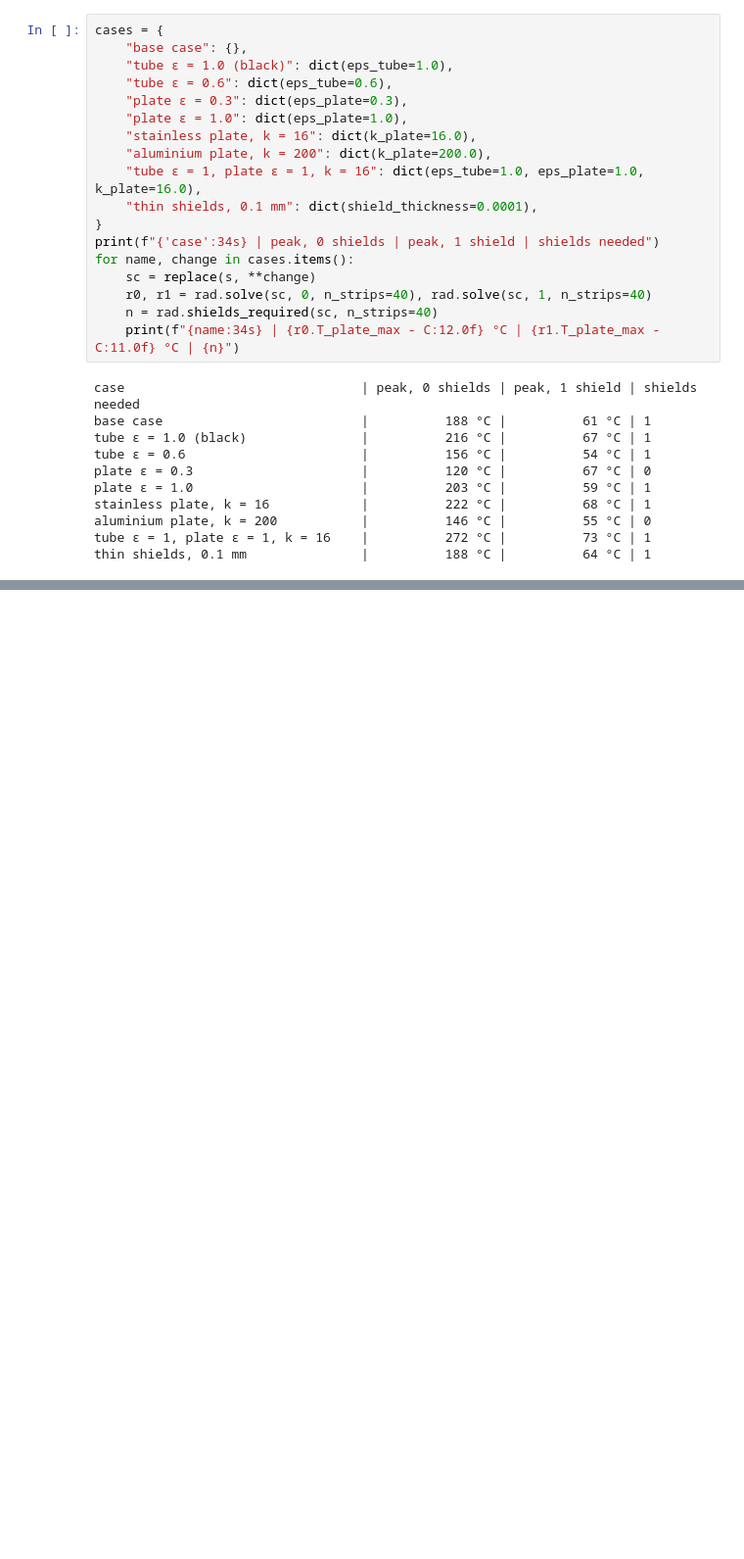
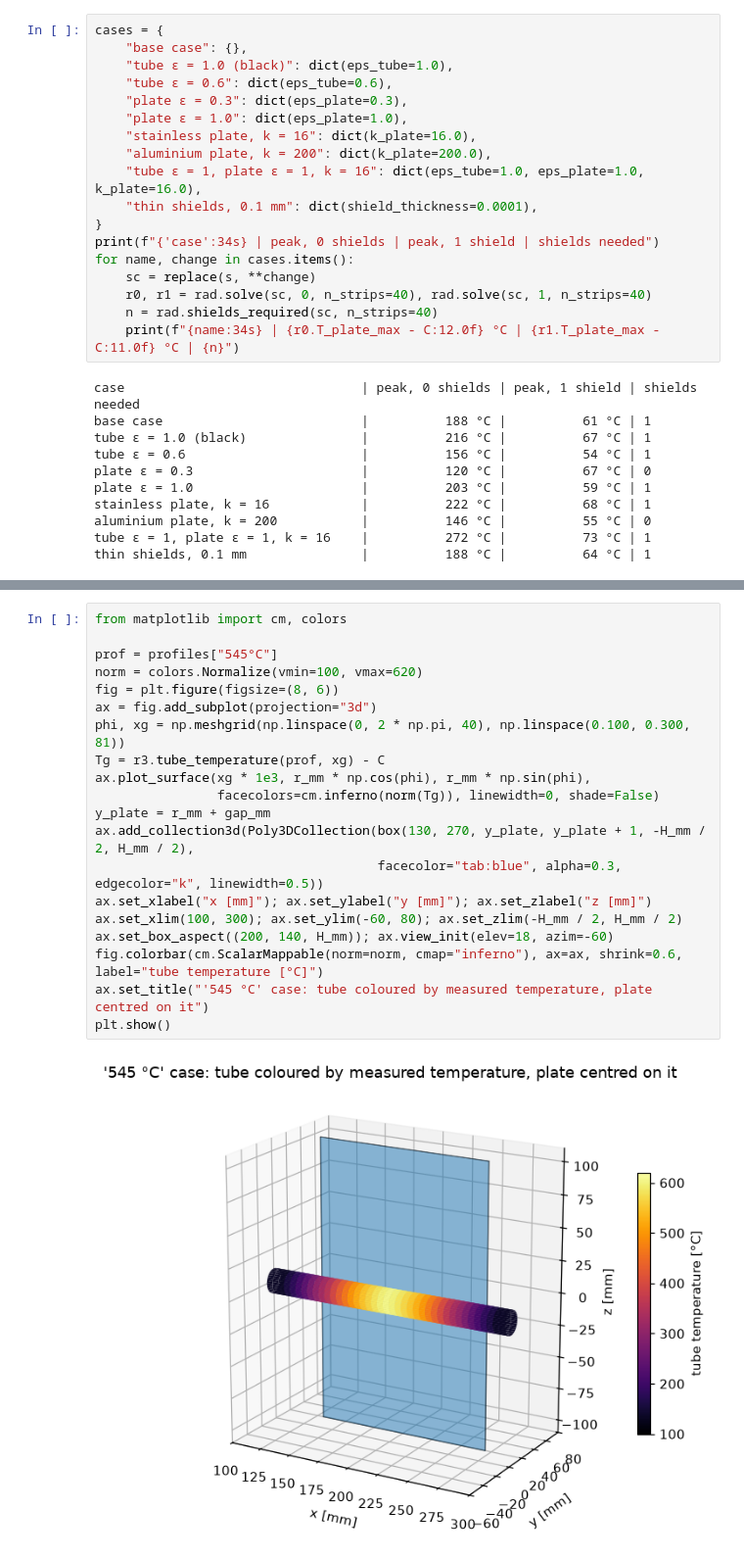
Before and after one commit to andrewgsavage/radiation, a Jupyter notebook: issue1_plate_temperature.ipynb, the cells around one changed output, grey strips where cells are left out. Shown at 98% size. Cells and saved outputs as stored; diff of their text form; blank space fills up the shorter version.

```diff
--- a/issue1_plate_temperature.ipynb
+++ b/issue1_plate_temperature.ipynb
@@ -297,0 +342,22 @@ thin shields, 0.1 mm               |          188 °C |          64 °C | 1
+# %%
+from matplotlib import cm, colors
+
+prof = profiles["545°C"]
+norm = colors.Normalize(vmin=100, vmax=620)
+fig = plt.figure(figsize=(8, 6))
+ax = fig.add_subplot(projection="3d")
+phi, xg = np.meshgrid(np.linspace(0, 2 * np.pi, 40), np.linspace(0.100, 0.300, 81))
+Tg = r3.tube_temperature(prof, xg) - C
+ax.plot_surface(xg * 1e3, r_mm * np.cos(phi), r_mm * np.sin(phi),
+                facecolors=cm.inferno(norm(Tg)), linewidth=0, shade=False)
+y_plate = r_mm + gap_mm
+ax.add_collection3d(Poly3DCollection(box(130, 270, y_plate, y_plate + 1, -H_mm / 2, H_mm / 2),
+                                     facecolor="tab:blue", alpha=0.3, edgecolor="k", linewidth=0.5))
+ax.set_xlabel("x [mm]"); ax.set_ylabel("y [mm]"); ax.set_zlabel("z [mm]")
+ax.set_xlim(100, 300); ax.set_ylim(-60, 80); ax.set_zlim(-H_mm / 2, H_mm / 2)
+ax.set_box_aspect((200, 140, H_mm)); ax.view_init(elev=18, azim=-60)
+fig.colorbar(cm.ScalarMappable(norm=norm, cmap="inferno"), ax=ax, shrink=0.6, label="tube temperature [°C]")
+ax.set_title("'545 °C' case: tube coloured by measured temperature, plate centred on it")
+plt.show()
+# %% [output]
+[figure, added]
```
Also changed, not shown: parts of 8 cells of this notebook, 4 other files.
